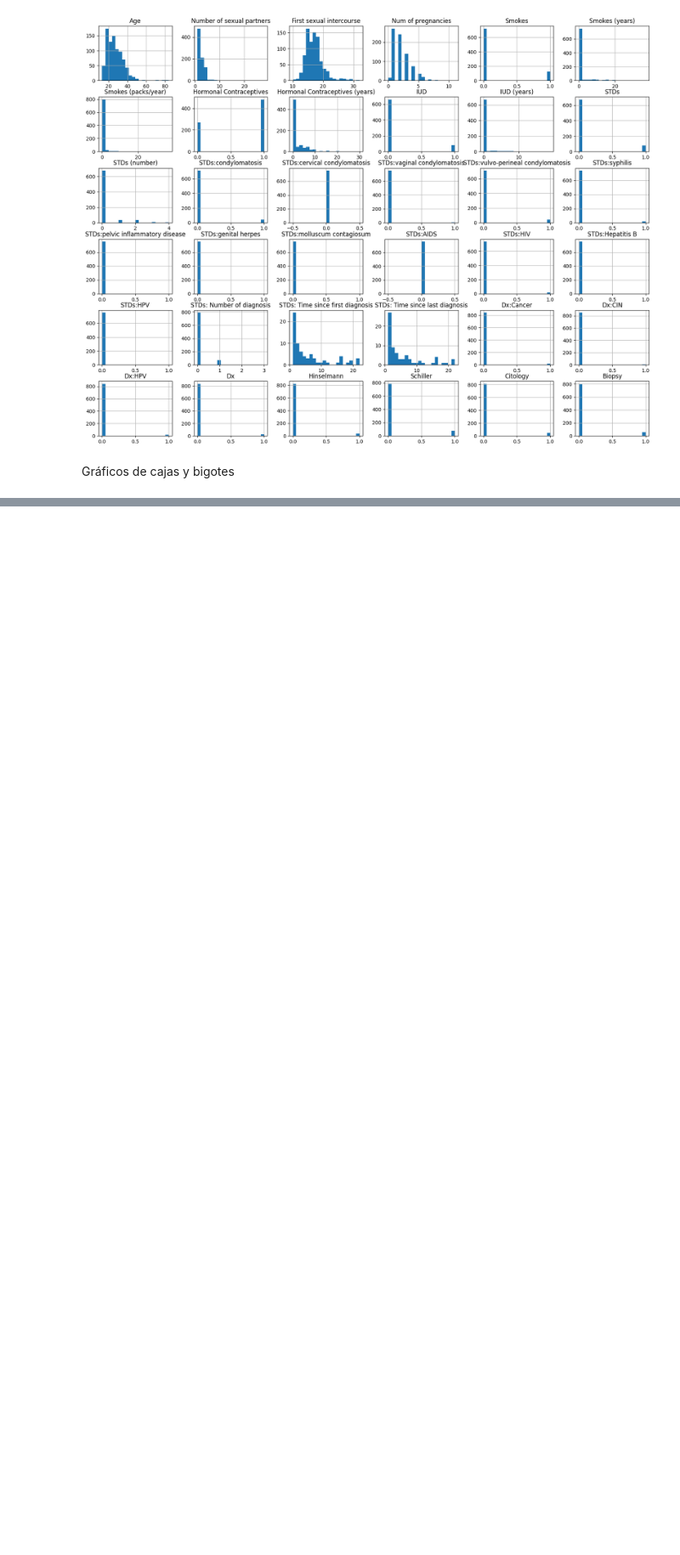
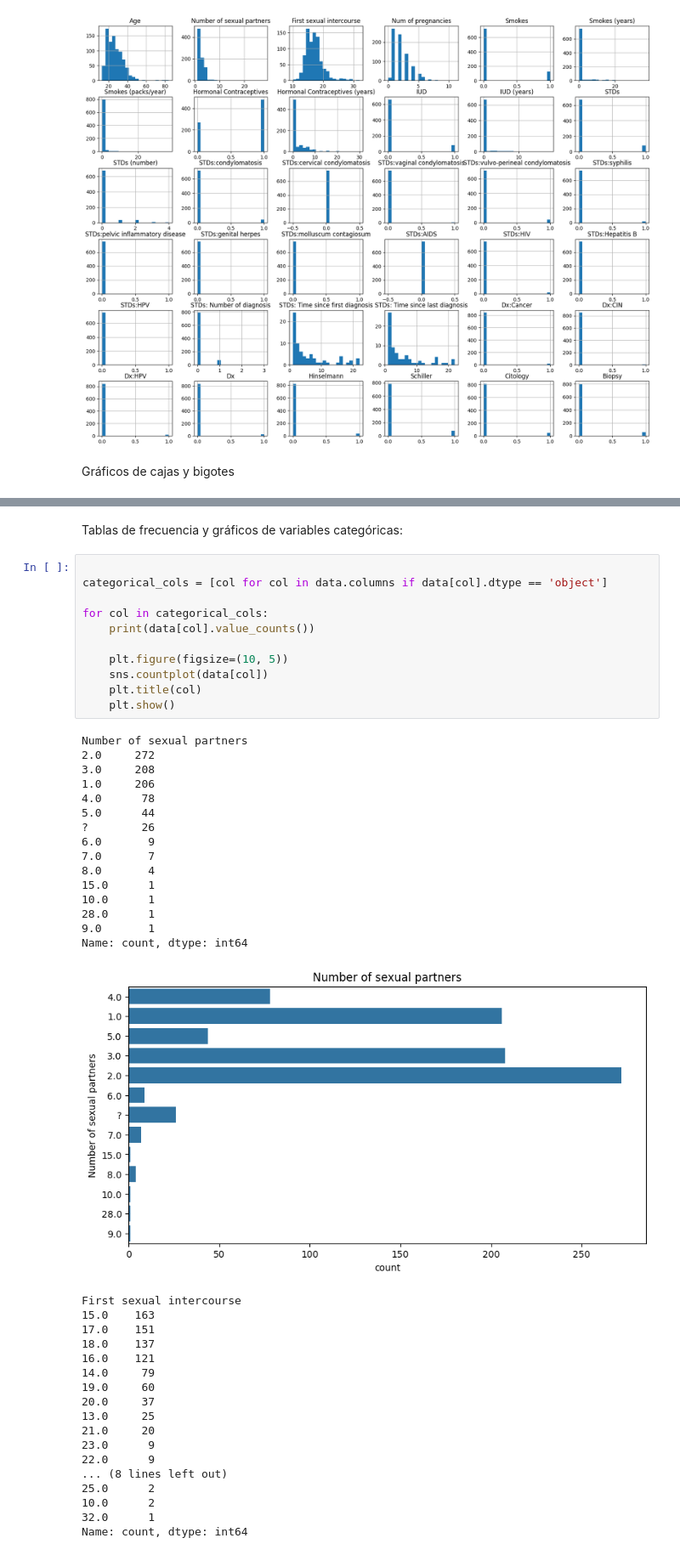
Before and after one commit to AGM54/DATASCIENCE, a Jupyter notebook: codigo.ipynb, the cells around one changed output, grey strips where cells are left out. Shown at 85% size. Cells and saved outputs as stored; diff of their text form; blank space fills up the shorter version.

```diff
--- a/codigo.ipynb
+++ b/codigo.ipynb
@@ -92,0 +117,47 @@ FileNotFoundError: [Errno 2] No such file or directory: 'risk_factors_cervical_c
+# %% [markdown]
+Tablas de frecuencia y gráficos de variables categóricas:
+# %%
+
+categorical_cols = [col for col in data.columns if data[col].dtype == 'object']
+
+for col in categorical_cols:
+    print(data[col].value_counts())
+
+    plt.figure(figsize=(10, 5))
+    sns.countplot(data[col])
+    plt.title(col)
+    plt.show()
+# %% [output]
+Number of sexual partners
+2.0     272
+3.0     208
+1.0     206
+4.0      78
+5.0      44
+?        26
+6.0       9
+7.0       7
+8.0       4
+15.0      1
+10.0      1
+28.0      1
+9.0       1
+Name: count, dtype: int64
+[figure, added]
+First sexual intercourse
+15.0    163
+17.0    151
+18.0    137
+16.0    121
+14.0     79
+19.0     60
+20.0     37
+13.0     25
+21.0     20
+23.0      9
+22.0      9
+... (8 lines left out)
+25.0      2
+10.0      2
+32.0      1
+Name: count, dtype: int64
```
Also changed, not shown: parts of 11 cells of this notebook.
